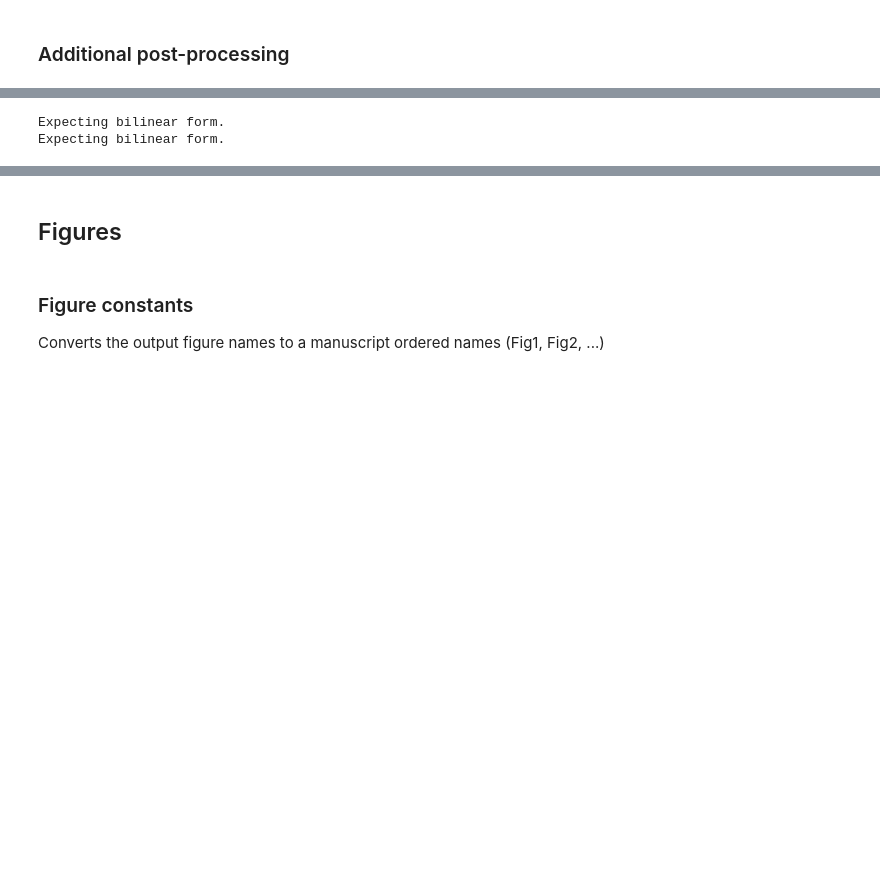
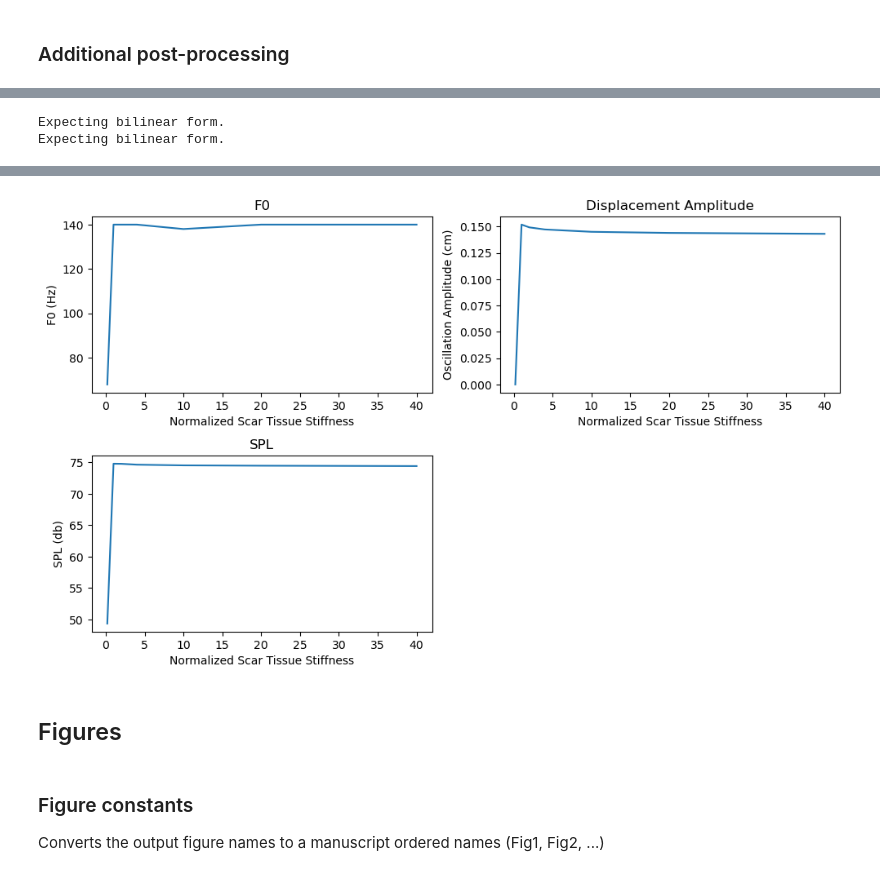
Before and after one commit to UWFluidFlowPhysicsGroup/vf-swelling-fiber, a Jupyter notebook: scar2D.ipynb, the cells around one changed output, grey strips where cells are left out. Cells and saved outputs as stored; diff of their text form; code cells hidden in the pictures; blank space fills up the shorter version.

```diff
--- a/scar2D.ipynb
+++ b/scar2D.ipynb
@@ -214,6 +222,7 @@ DOFMAP_CG1 = V_CG1.dofmap()
 V_DG0 = dfn.FunctionSpace(MESH, 'DG', 0)
 DOFMAP_DG0 = V_DG0.dofmap()
 # %%
+import scipy.signal as signal
 def normal(x):
     """
     Return the normal vector to a 2D curve `x`
@@ -269,8 +278,6 @@ def proc_prms(t, q):
     """
     Return the RMS radiated pressure at 1m using a piston-in-baffle approximation
     """
-    # t = SIGNALS[f'{case_name}/time']
-    # q = SIGNALS[f'{case_name}/q']
     dt = t[1]-t[0]
 
     # Assume a 2cm vocal fold length
@@ -311,6 +318,8 @@ def get_dx(model, name=None):
         #     + _dx(int(cell_label_to_id['superior']))
         # )
         dx = _dx(int(cell_label_to_id['cover']))
+    elif name == 'scar':
+        dx = _dx(int(cell_label_to_id['scar']))
     else:
         dx = _dx(int(cell_label_to_id[name]))
     return dx
@@ -566,21 +419,20 @@ meas_names = list(set(meas_names))
 from femvf import static
 from femvf.postprocess.solid import StressVonMisesField, StressHydrostaticField
 
-# Loop through each simulation and solve for the fixed point
 for case_name in tqdm(case_names):
     # Load the corresponding parameters and appropriate model
-    params = scartissue.ExpParam(case_name)
-    model = scartissue.setup_model(params)
+    params = scarV2.ExpParam(case_name)
+    model = scarV2.setup_model(params)
 
     svm_field = StressVonMisesField(model)
     shydro_field = StressHydrostaticField(model)
 
-    _, controls, prop = scartissue.setup_state_control_props( params,model)
+    _, controls, prop = scarV2.setup_state_control_props( params,model)
     control = controls[0]
     model.set_prop(prop)
     model.dt = 1e6
 
-    state_fp = scartissue.setup_ini_state( params, model)
+    state_fp = scarV2.setup_ini_state(params, model)
     # state_uqp_fp, info = static.static_coupled_configuration_picard(model, control, prop)
     # # pprint(info)
     # state_fp = model.state1.copy()
@@ -597,10 +447,27 @@ NameError: name 'case_names' is not defined
 # %%
 import ufl
 _sig_update = {}
+
+# Define arrays that are used for plotting results
+Escar_array = np.empty(len(case_names), dtype='float64')
+ScarNorm_array = np.empty(len(case_names), dtype='float64')
+F0_array = np.empty(len(case_names), dtype='float64')
+amp_array = np.empty(len(case_names), dtype='float64')
+SPL_array = np.empty(len(case_names), dtype='float64')
+# vm_array = np.empty(len(case_names), dtype='float64')
+# print(len(case_names))
+# print(len(ESCARS))
+
+itr=0;
 #from libhopf import signal
 for case_name in tqdm(case_names):
-    params = scartissue.ExpParam(case_name)
-    model = scartissue.setup_model(params)
+    params = scarV2.ExpParam(case_name)
+    model = scarV2.setup_model(params)
+
+    # getting scar parameter
+    escar = scarV2.ExpParam(case_name)['Escar']
+
+    ScarNorm_array[itr] = escar/2.5e4
 
     dx = get_dx(model)
     dx_cover = get_dx(model, 'cover')
@@ -630,7 +497,7 @@ for case_name in tqdm(case_names):
     _sig_update[f'{case_name}/avg_wvisc'] = tavg(wvisc_stats['avg'][-N//2:], t[-N//2:])
 
     ## Add cover mass and volume
-    state_swollen = scartissue.setup_ini_state(params, model)
+    state_swollen = scarV2.setup_ini_state(params, model)
     model.set_fin_state(state_swollen)
 
     # with sf.StateFile(model, f'{POST_DIR}/{case_name}.h5', mode='r') as f:
@@ -663,6 +530,8 @@ for case_name in tqdm(case_names):
     _sig_update[f'{case_name}/fund_freq_dft'] = fund_freq
     _sig_update[f'{case_name}/dfreq_dft'] = dfreq
 
+    F0_array[itr] = fund_freq
+
     ## Add SPL
     t = SIGNALS[f'{case_name}/time.t']
     q = SIGNALS[f'{case_name}/time.q']
@@ -671,12 +540,54 @@ for case_name in tqdm(case_names):
     prms = proc_prms(t, q)/10
     _sig_update[f'{case_name}/prms'] = prms
     _sig_update[f'{case_name}/spl'] = 20*np.log10(prms/20e-6)
+    SPL_array[itr] = _sig_update[f'{case_name}/spl']
 
     ## Add vibration amplitude
     # assert gw.ndim == 1
     _sig_update[f'{case_name}/amplitude'] = gw.max()-gw.min()
+    amp_array[itr] = _sig_update[f'{case_name}/amplitude']
+
+    # Von Mises is array of fixed points, need different way to get
+    # vm_array[itr] = SIGNALS[f'{case_name}/field_fp_vm']
+
+    ## TODO add Open Quotient (Need to select a period and find time where gw ~= 0)
+
+    itr += 1
 
 SIGNALS.update(_sig_update)
+
+# Order arrays from smallest to largest ScarNorm values
+data_sorted = np.stack((ScarNorm_array, F0_array, amp_array, SPL_array), axis=1)
+data_sorted = data_sorted[data_sorted[:,0].argsort()][::1]
+# data_sorted[:,0] = ScarNorm
+# data_sorted[:,1] = F0
+# data_sorted[:,2] = amp
+# data_sorted[:,3] = SPL
+
+
+# # Create total plot, dimensions are length, width
+plt.figure(figsize=(10, 6))
+plt.subplot(221)
+plt.title("F0")
+plt.xlabel("Normalized Scar Tissue Stiffness")
+plt.ylabel("F0 (Hz)")
+plt.plot(data_sorted[:,0], data_sorted[:,1])
+
+plt.subplot(222)
+plt.title("Displacement Amplitude")
+plt.xlabel("Normalized Scar Tissue Stiffness")
+plt.ylabel("Oscillation Amplitude (cm)")
+plt.plot(data_sorted[:,0], data_sorted[:,2])
+
+plt.subplot(223)
+plt.title("SPL")
+plt.xlabel("Normalized Scar Tissue Stiffness")
+plt.ylabel("SPL (db)")
+plt.plot(data_sorted[:,0], data_sorted[:,3])
+
+plt.tight_layout(pad=1.0)
+
+# plt.show()
 # %% [output]
 Expecting bilinear form.
 Expecting bilinear form.
@@ -683,3 +606,4 @@ Expecting bilinear form.
+[figure, added]
 # %% [markdown]
 ## Figures
 # %% [markdown]
```
Also changed, not shown: parts of 24 cells of this notebook, 36 other files.
